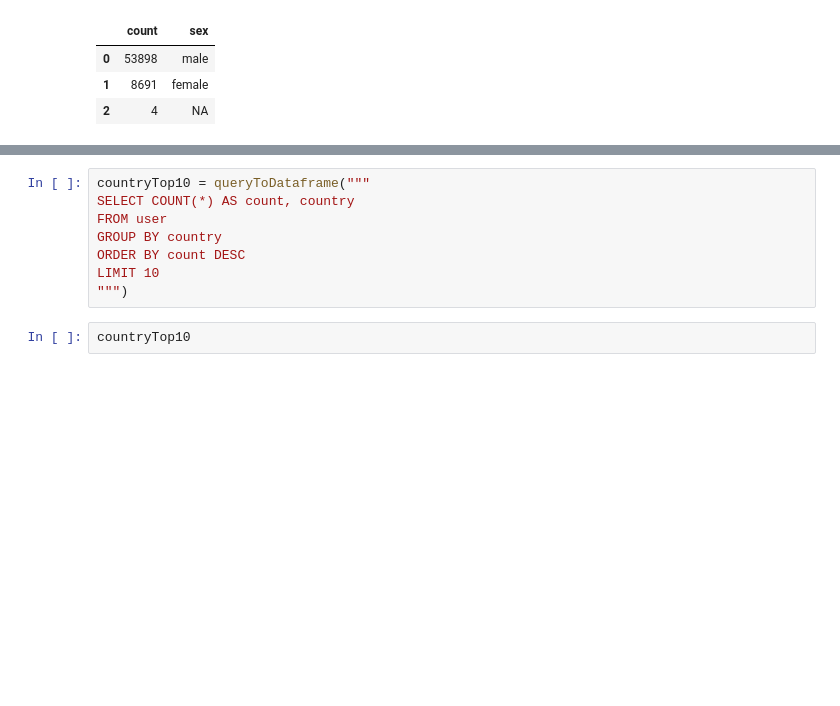
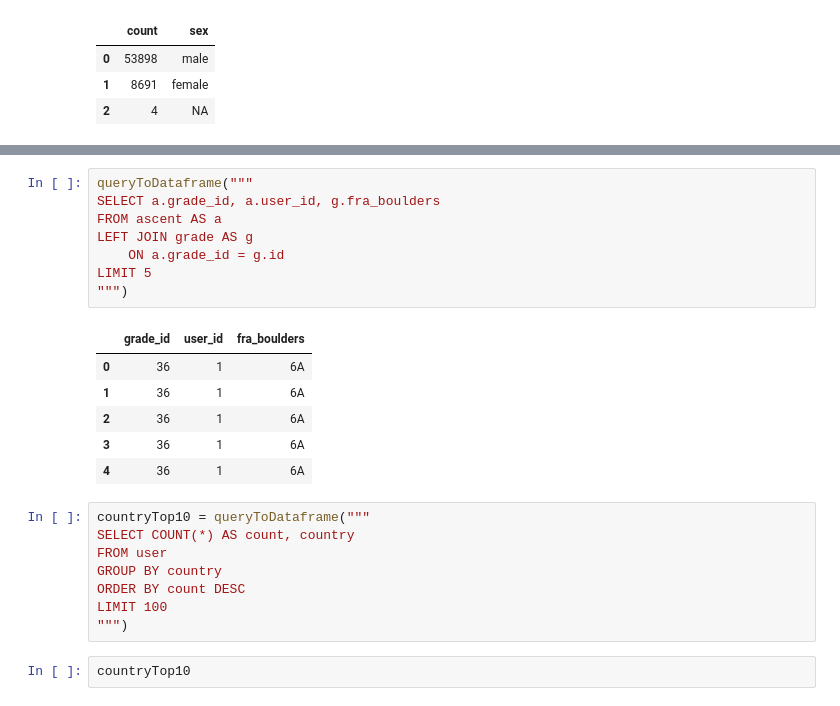
Before and after one commit to seanmperez/The-Rise-of-Climbing, a Jupyter notebook: Climbing Visualization 8a nu Dataset.ipynb, the cells around one changed output, grey strips where cells are left out. Drawn from its saved outputs; the diff is of its cells as text; blank space fills up the shorter version.

```diff
--- a/Climbing Visualization 8a nu Dataset.ipynb
+++ b/Climbing Visualization 8a nu Dataset.ipynb
@@ -381,10 +454,25 @@ sex_ratio
+# %%
+queryToDataframe("""
+SELECT a.grade_id, a.user_id, g.fra_boulders
+FROM ascent AS a
+LEFT JOIN grade AS g
+    ON a.grade_id = g.id
+LIMIT 5
+""")
+# %% [output]
+|  | grade_id | user_id | fra_boulders |
+| 0 | 36 | 1 | 6A |
+| 1 | 36 | 1 | 6A |
+| 2 | 36 | 1 | 6A |
+| 3 | 36 | 1 | 6A |
+| 4 | 36 | 1 | 6A |
 # %%
 countryTop10 = queryToDataframe("""
 SELECT COUNT(*) AS count, country
 FROM user
 GROUP BY country
 ORDER BY count DESC
-LIMIT 10
+LIMIT 100
 """)
 # %%
 countryTop10
```
Also changed, not shown: parts of 15 cells of this notebook.
